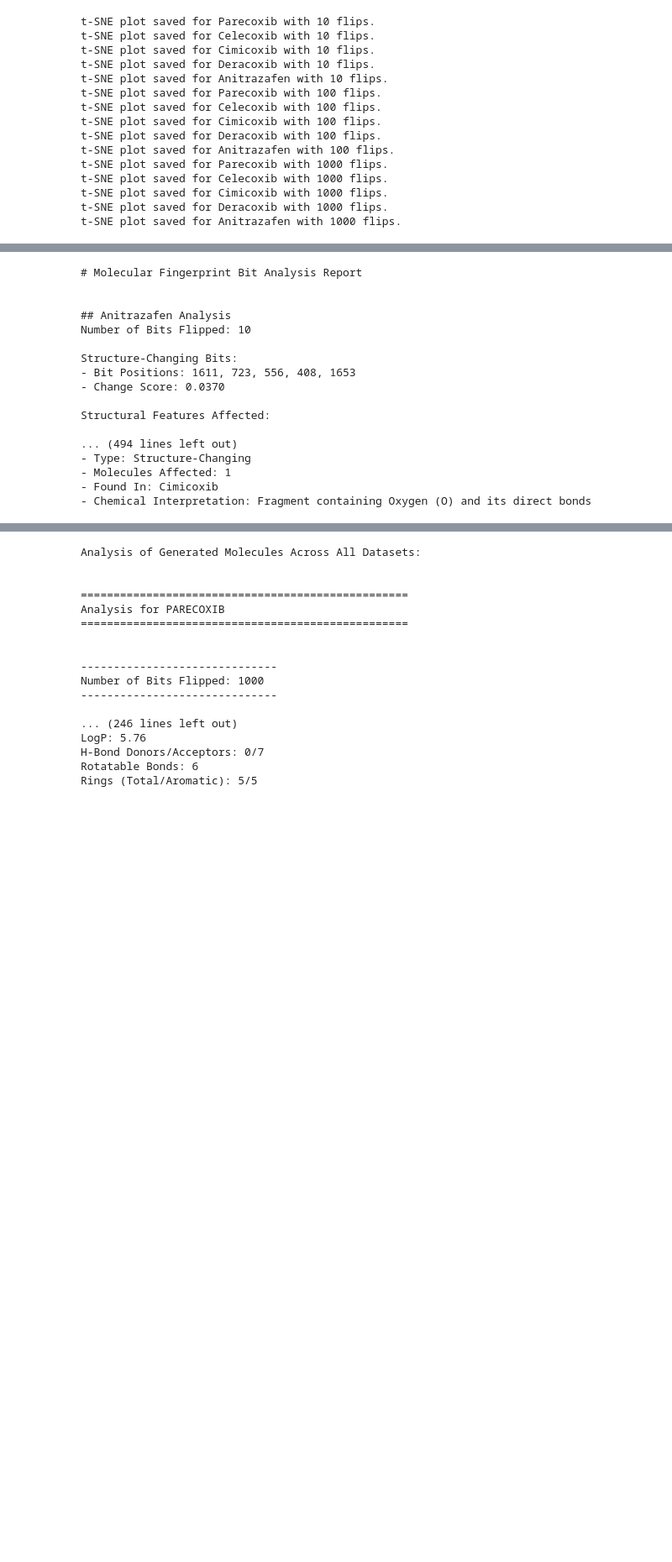
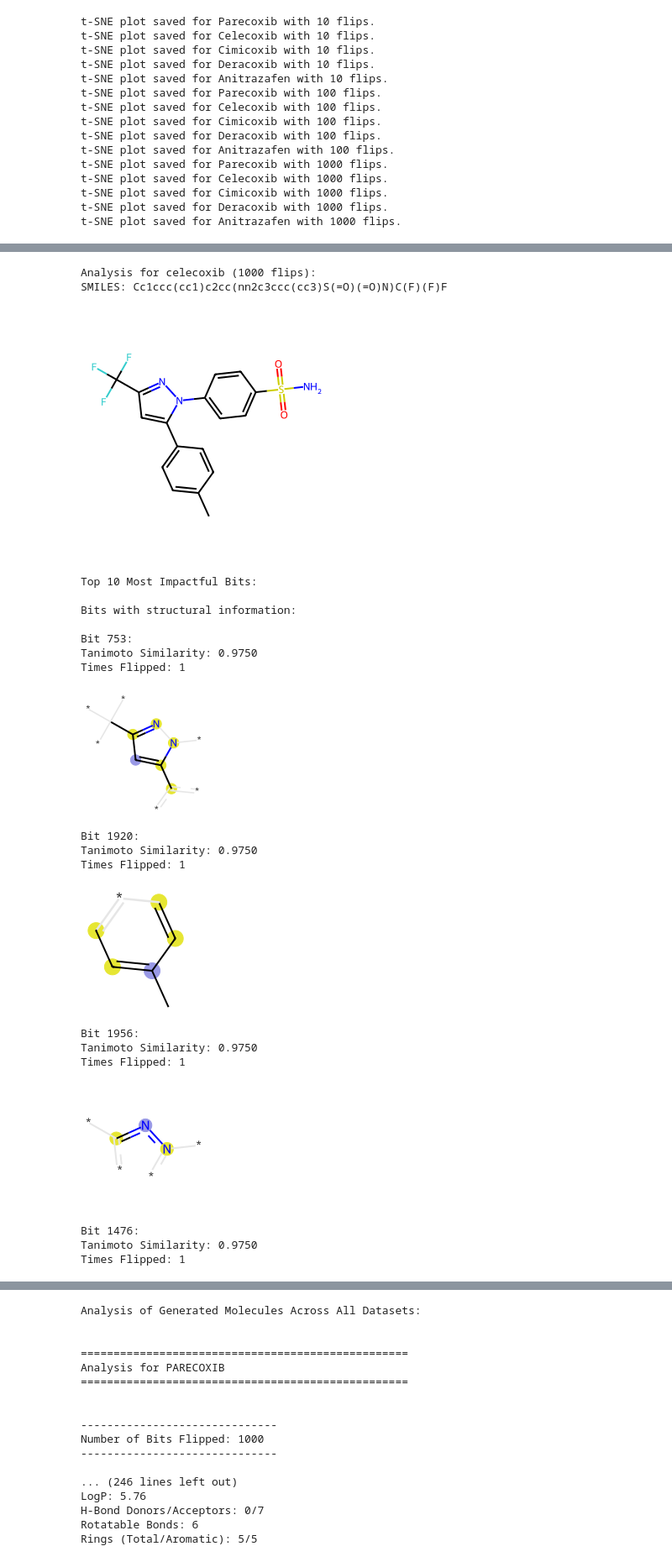
Before and after one commit to NilsDunlop/Flip2Mol, a Jupyter notebook: src/7_bit_flipping_nn_tanimoto_1.ipynb, the cells around one changed output, grey strips where cells are left out. Shown at 84% size. Cells and saved outputs as stored; diff of their text form; code cells hidden in the pictures; blank space fills up the shorter version.

Commit message:
Update bit analysis to display the bits

```diff
--- a/src/7_bit_flipping_nn_tanimoto_1.ipynb
+++ b/src/7_bit_flipping_nn_tanimoto_1.ipynb
@@ -1187,27 +963,27 @@ def print_analysis_results(impact_table, structure_table):
-# %%
-# Run the analysis
-all_analyses, summary_df = generate_bit_impact_report(dataframes_dict)
-
-# Create enhanced analysis tables
-impact_table, structure_table = create_analysis_tables(all_analyses)
-
-# Print results
-print_analysis_results(impact_table, structure_table)
-# %% [output]
-# Molecular Fingerprint Bit Analysis Report
-
-
-## Anitrazafen Analysis
-Number of Bits Flipped: 10
-
-Structure-Changing Bits:
-- Bit Positions: 1611, 723, 556, 408, 1653
-- Change Score: 0.0370
-
-Structural Features Affected:
-
-... (494 lines left out)
-- Type: Structure-Changing
-- Molecules Affected: 1
-- Found In: Cimicoxib
-- Chemical Interpretation: Fragment containing Oxygen (O) and its direct bonds
+# %%
+for molecule in ['celecoxib', 'cimicoxib', 'deracoxib', 'parecoxib', 'anitrazafen']:
+    analyze_single_molecule(dataframes_dict, molecule, 1000)
+    print("\n" + "="*50 + "\n")
+# %% [output]
+Analysis for celecoxib (1000 flips):
+SMILES: Cc1ccc(cc1)c2cc(nn2c3ccc(cc3)S(=O)(=O)N)C(F)(F)F
+[figure, added]
+Top 10 Most Impactful Bits:
+
+Bits with structural information:
+
+Bit 753:
+Tanimoto Similarity: 0.9750
+Times Flipped: 1
+[figure, added]
+Bit 1920:
+Tanimoto Similarity: 0.9750
+Times Flipped: 1
+[figure, added]
+Bit 1956:
+Tanimoto Similarity: 0.9750
+Times Flipped: 1
+[figure, added]
+Bit 1476:
+Tanimoto Similarity: 0.9750
+Times Flipped: 1
```
Also changed, not shown: parts of 4 cells of this notebook.
